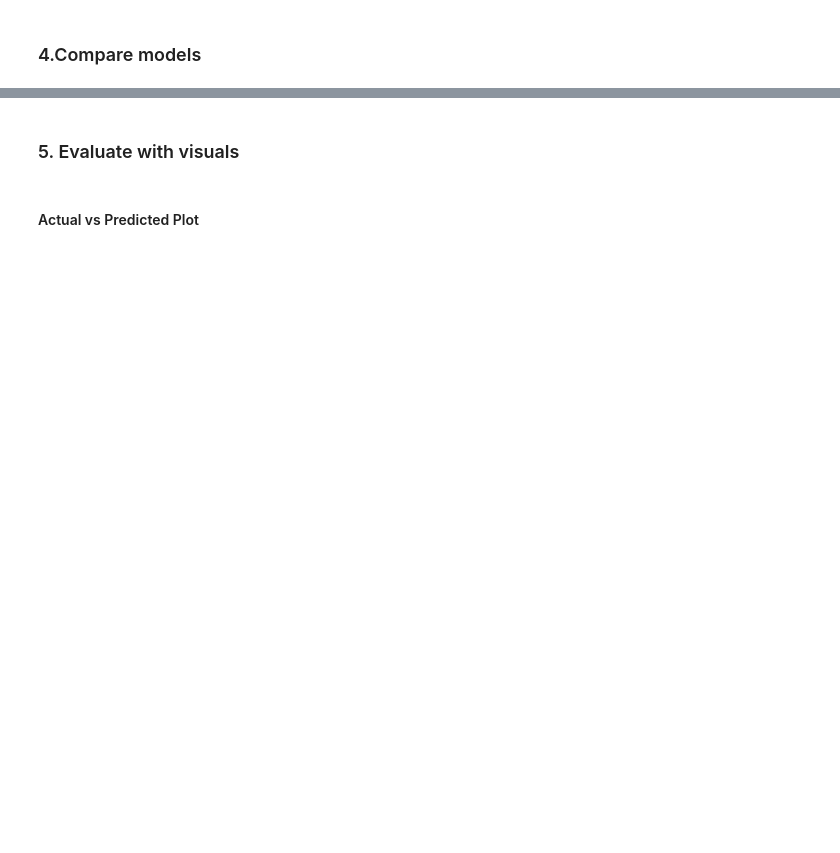
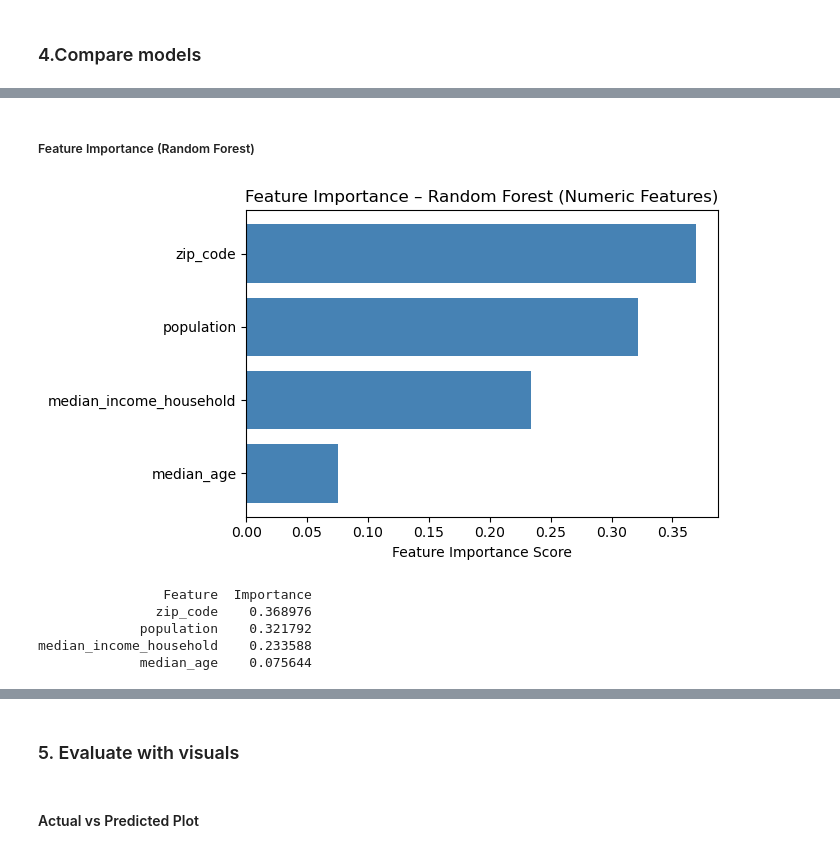
Before and after one commit to thikyi/MDS, a Jupyter notebook: COMP 641/Project/M3.Model&Evaluation.ipynb, the cells around one changed output, grey strips where cells are left out. Drawn from its saved outputs; the diff is of its cells as text; code cells hidden in the pictures; blank space fills up the shorter version.

```diff
--- a/COMP 641/Project/M3.Model&Evaluation.ipynb
+++ b/COMP 641/Project/M3.Model&Evaluation.ipynb
@@ -234,0 +308,28 @@ Both models show similar MAE and RMSE values.However, the Random Forest model ha
+# %% [markdown]
+##### Feature Importance (Random Forest)
+# %%
+# Extract numeric feature importances from Random Forest
+rf_importances = rf_model.named_steps["model"].feature_importances_
+
+# Only use numeric feature names (zip_code is categorical/encoded, so we show numeric only here)
+numeric_importance_df = pd.DataFrame({
+    "Feature": numeric_cols,
+    "Importance": rf_importances[:len(numeric_cols)]
+}).sort_values("Importance", ascending=True)
+
+# Plot
+plt.figure(figsize=(7, 4))
+plt.barh(numeric_importance_df["Feature"], numeric_importance_df["Importance"], color="steelblue")
+plt.xlabel("Feature Importance Score")
+plt.title("Feature Importance – Random Forest (Numeric Features)")
+plt.tight_layout()
+plt.show()
+
+print(numeric_importance_df.sort_values("Importance", ascending=False).to_string(index=False))
+# %% [output]
+[figure, added]
+                Feature  Importance
+               zip_code    0.368976
+             population    0.321792
+median_income_household    0.233588
+             median_age    0.075644
```
Also changed, not shown: parts of 33 cells of this notebook, 1 other file.
